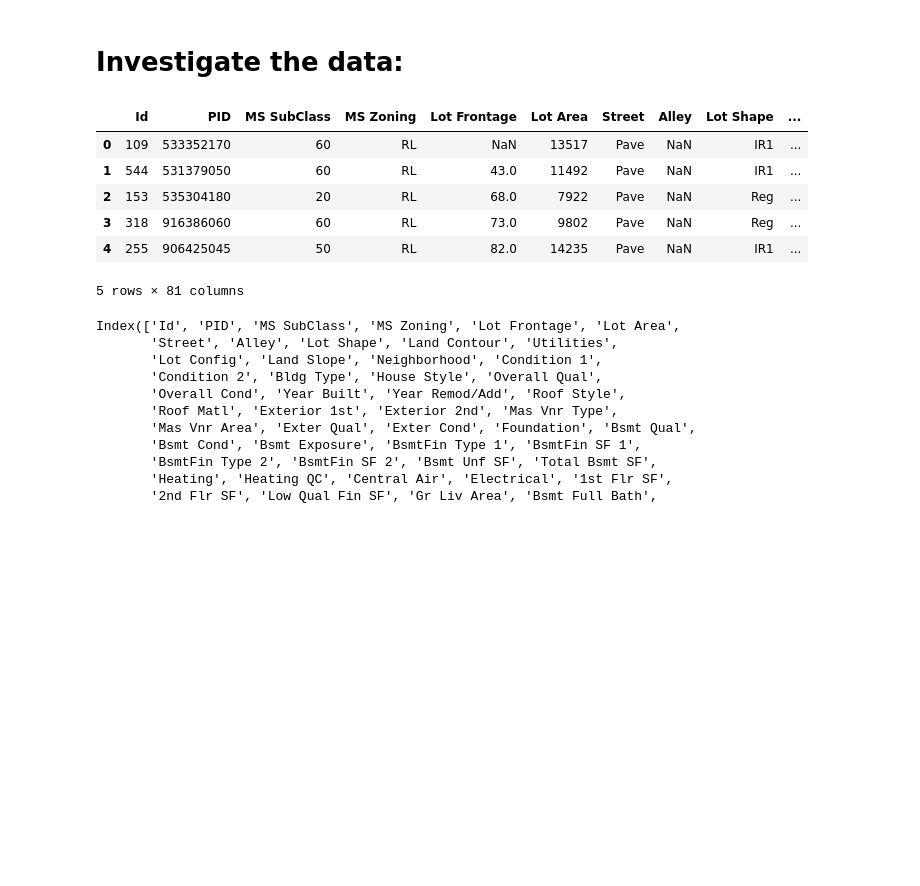
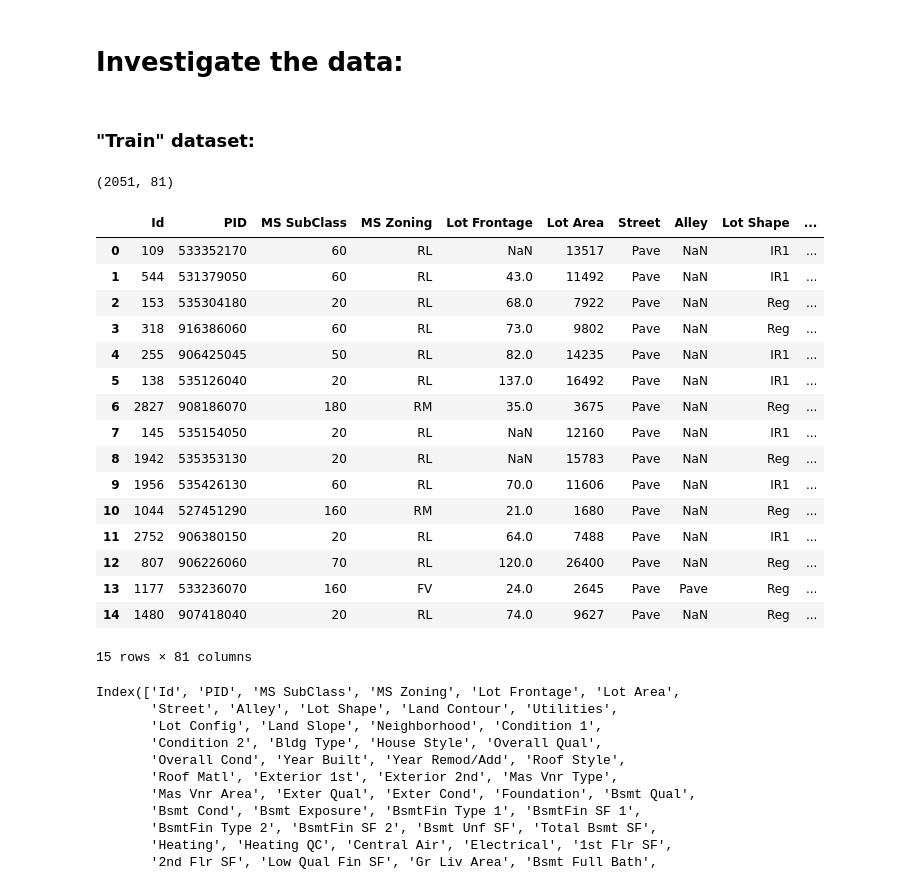
Before and after one commit to patruq/ames-housing, a Jupyter notebook: code/01_EDA_and_Cleaning.ipynb, the cells around one changed output. Saved outputs shown, nothing was run; the diff lists cells and outputs as text; code cells hidden in the pictures; blank space fills up the shorter version.

```diff
--- a/code/01_EDA_and_Cleaning.ipynb
+++ b/code/01_EDA_and_Cleaning.ipynb
@@ -13,16 +13,32 @@ train_df = pd.read_csv("../datasets/train.csv")
 test_df = pd.read_csv("../datasets/test.csv")
 # %% [markdown]
 # Investigate the data:
+# %% [markdown]
+### "Train" dataset:
+# %%
+train_df.shape
+# %% [output]
+(2051, 81)
 # %%
-train_df.head()
+train_df.head(15)
 # %% [output]
 |  | Id | PID | MS SubClass | MS Zoning | Lot Frontage | Lot Area | Street | Alley | Lot Shape | ... |
 | 0 | 109 | 533352170 | 60 | RL | NaN | 13517 | Pave | NaN | IR1 | ... |
 | 1 | 544 | 531379050 | 60 | RL | 43.0 | 11492 | Pave | NaN | IR1 | ... |
 | 2 | 153 | 535304180 | 20 | RL | 68.0 | 7922 | Pave | NaN | Reg | ... |
 | 3 | 318 | 916386060 | 60 | RL | 73.0 | 9802 | Pave | NaN | Reg | ... |
 | 4 | 255 | 906425045 | 50 | RL | 82.0 | 14235 | Pave | NaN | IR1 | ... |
+| 5 | 138 | 535126040 | 20 | RL | 137.0 | 16492 | Pave | NaN | IR1 | ... |
+| 6 | 2827 | 908186070 | 180 | RM | 35.0 | 3675 | Pave | NaN | Reg | ... |
+| 7 | 145 | 535154050 | 20 | RL | NaN | 12160 | Pave | NaN | IR1 | ... |
+| 8 | 1942 | 535353130 | 20 | RL | NaN | 15783 | Pave | NaN | Reg | ... |
+| 9 | 1956 | 535426130 | 60 | RL | 70.0 | 11606 | Pave | NaN | IR1 | ... |
+| 10 | 1044 | 527451290 | 160 | RM | 21.0 | 1680 | Pave | NaN | Reg | ... |
+| 11 | 2752 | 906380150 | 20 | RL | 64.0 | 7488 | Pave | NaN | IR1 | ... |
+| 12 | 807 | 906226060 | 70 | RL | 120.0 | 26400 | Pave | NaN | Reg | ... |
+| 13 | 1177 | 533236070 | 160 | FV | 24.0 | 2645 | Pave | Pave | Reg | ... |
+| 14 | 1480 | 907418040 | 20 | RL | 74.0 | 9627 | Pave | NaN | Reg | ... |
-5 rows × 81 columns
+15 rows × 81 columns
 # %%
 train_df.columns
 # %% [output]
```
Also changed, not shown: parts of 7 cells of this notebook.
